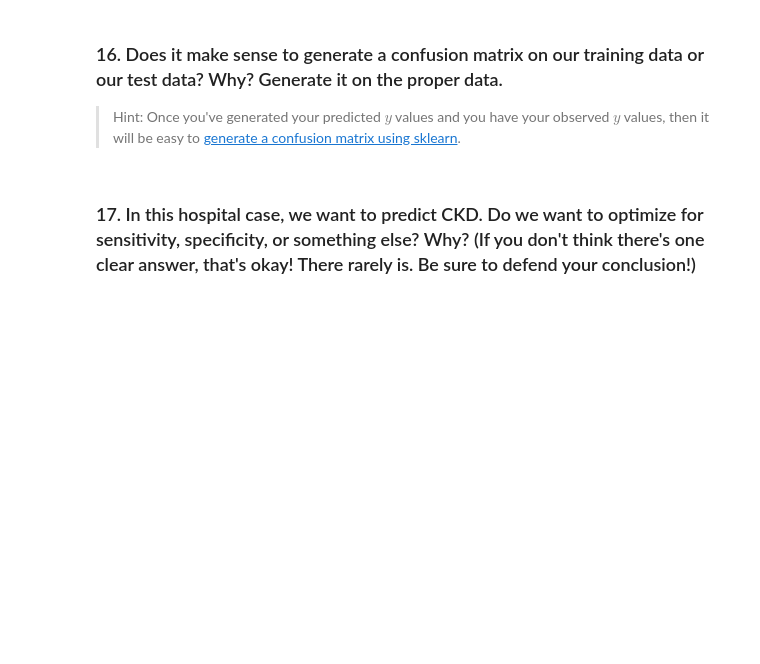
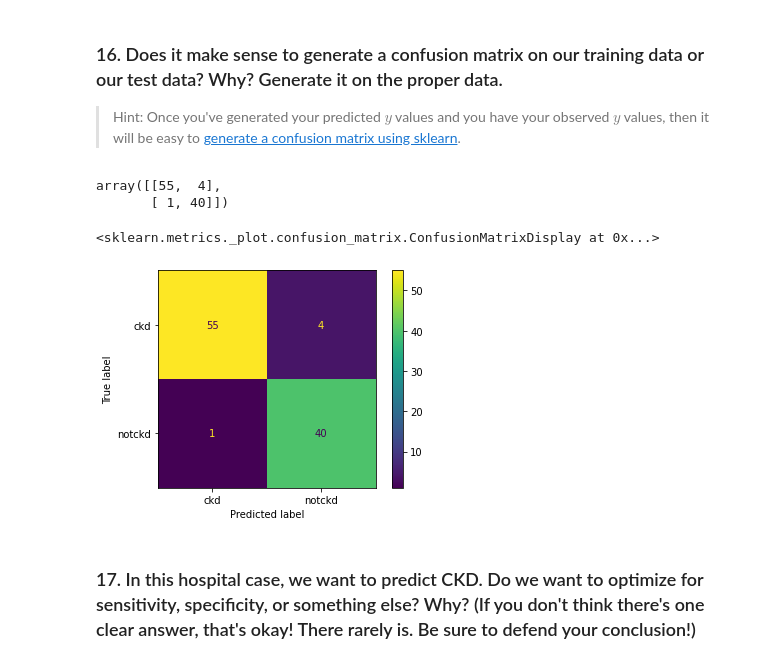
Before and after one commit to viviloaf/general-assembly, a Jupyter notebook: labs/4.02-lab-classification-model-evaluation-master/starter-code.ipynb, the cells around one changed output. Cells and saved outputs as stored; diff of their text form; code cells hidden in the pictures; blank space fills up the shorter version.

```diff
--- a/labs/4.02-lab-classification-model-evaluation-master/starter-code.ipynb
+++ b/labs/4.02-lab-classification-model-evaluation-master/starter-code.ipynb
@@ -98,0 +597,7 @@ Remember to do a train/test split. We suggest using GridSearchCV and pipelines.
+# %%
+X = df.loc[:, ['sg', 'sc', 'ane', 'htn']]
+y = df['class']
+# %%
+ms = model.ModelSelection(X, y)
+logr = LogisticRegression()
+pipe = ms.make_pipe(ms.preprocessing,[logr])
@@ -114,0 +683,10 @@ Answer:
+# %%
+confusion_matrix(ms.y_test, pipe[0].predict(ms.X_test))
+# %% [output]
+array([[55,  4],
+       [ 1, 40]])
+# %%
+plot_confusion_matrix(estimator=pipe[0], X=ms.X_test, y_true=ms.y_test)
+# %% [output]
+<sklearn.metrics._plot.confusion_matrix.ConfusionMatrixDisplay at 0x...>
+[figure, added]
```
Also changed, not shown: parts of 83 cells of this notebook.
